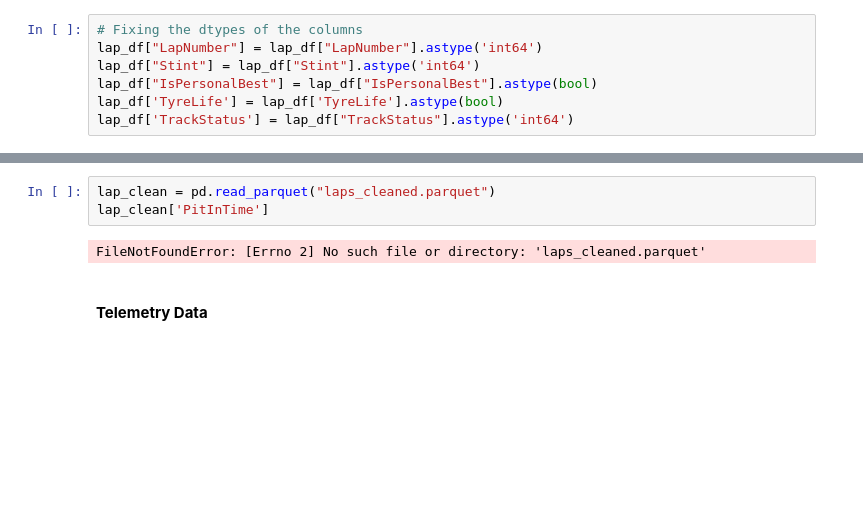
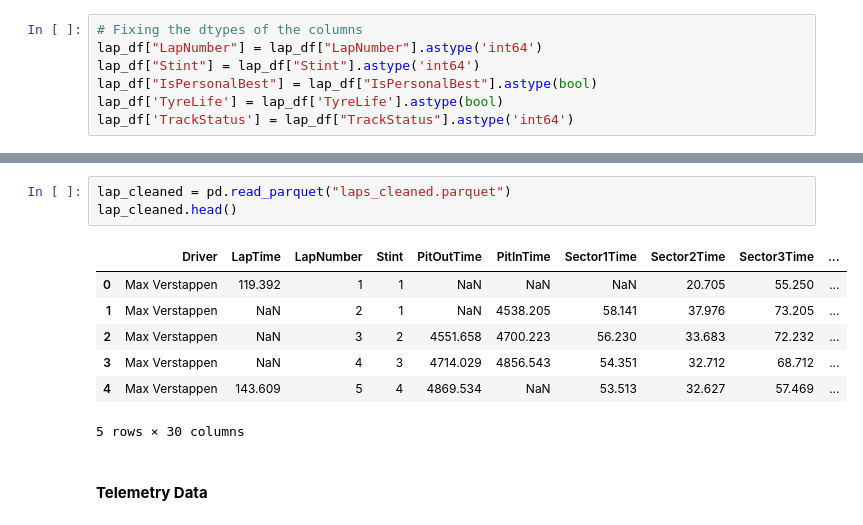
Before and after one commit to Mrityunjayyshukla/Formula-1-Race-Strategy-Intelligence-Platform, a Jupyter notebook: data_cleaning_sample.ipynb, the cells around one changed output, grey strips where cells are left out. Cells and saved outputs as stored; diff of their text form; blank space fills up the shorter version.

```diff
--- a/data_cleaning_sample.ipynb
+++ b/data_cleaning_sample.ipynb
@@ -246,8 +261,14 @@ lap_df.head()
-# %%
-lap_clean = pd.read_parquet("laps_cleaned.parquet")
-lap_clean['PitInTime']
-# %% [output]
-FileNotFoundError: [Errno 2] No such file or directory: 'laps_cleaned.parquet'
+# %%
+lap_cleaned = pd.read_parquet("laps_cleaned.parquet")
+lap_cleaned.head()
+# %% [output]
+|  | Driver | LapTime | LapNumber | Stint | PitOutTime | PitInTime | Sector1Time | Sector2Time | Sector3Time | ... |
+| 0 | Max Verstappen | 119.392 | 1 | 1 | NaN | NaN | NaN | 20.705 | 55.250 | ... |
+| 1 | Max Verstappen | NaN | 2 | 1 | NaN | 4538.205 | 58.141 | 37.976 | 73.205 | ... |
+| 2 | Max Verstappen | NaN | 3 | 2 | 4551.658 | 4700.223 | 56.230 | 33.683 | 72.232 | ... |
+| 3 | Max Verstappen | NaN | 4 | 3 | 4714.029 | 4856.543 | 54.351 | 32.712 | 68.712 | ... |
+| 4 | Max Verstappen | 143.609 | 5 | 4 | 4869.534 | NaN | 53.513 | 32.627 | 57.469 | ... |
+5 rows × 30 columns
 # %% [markdown]
 #### **Telemetry Data**
 # %%
```
Also changed, not shown: parts of 3 cells of this notebook, 5 other files.
